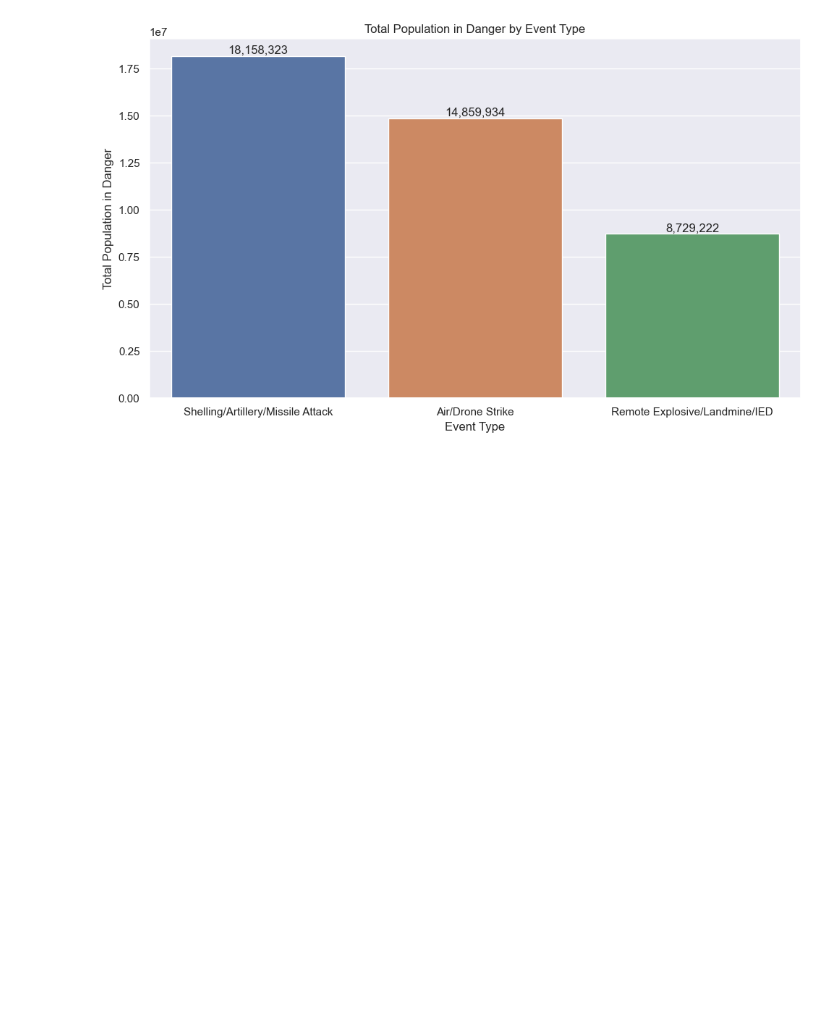
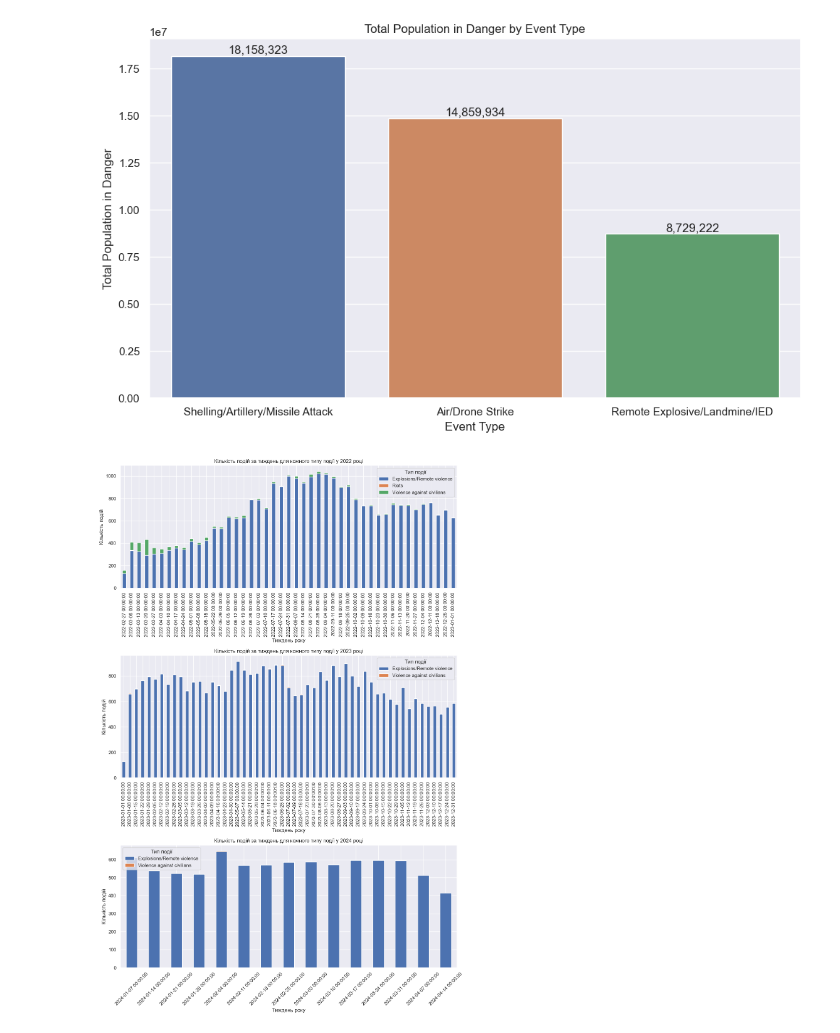
Before and after one commit to AnnaShliapkina/Ukraine_under_attack, a Jupyter notebook: analysis.ipynb, the cells around one changed output. Cells and saved outputs as stored; diff of their text form; code cells hidden in the pictures; blank space fills up the shorter version.

```diff
--- a/analysis.ipynb
+++ b/analysis.ipynb
@@ -113,3 +113,41 @@ plt.tight_layout()
 plt.show()
 # %% [output]
 [figure]
+# %%
+data=df.copy()
+
+# Перетворення колонки event_date в формат дати
+data['event_date'] = pd.to_datetime(data['event_date'])
+
+# Витягуємо рік з колонки event_date
+data['year'] = data['event_date'].dt.year
+
+# Вибираємо дані за 2022, 2023, 2024 роки
+data_2022 = data[data['year'] == 2022]
+data_2023 = data[data['year'] == 2023]
+data_2024 = data[data['year'] == 2024]
+
+# Створення трипідграфіка
+fig, axs = plt.subplots(3, 1, figsize=(12, 18), sharex=False)
+
+# Побудова графіків для кожного року
+for ax, data_year, year in zip(axs, [data_2022, data_2023, data_2024], [2022, 2023, 2024]):
+    # Групування за event_type та створення тижневого ряду
+    weekly_events = data_year.groupby([pd.Grouper(key='event_date', freq='W'), 'event_type']).size().unstack(fill_value=0)
+
+    # Побудова графіків для кожного типу подій
+    weekly_events.plot(kind='bar', stacked=True, ax=ax)
+
+    # Налаштування вигляду графіку
+    ax.set_ylabel('Кількість подій')
+    ax.set_title(f'Кількість подій за тиждень для кожного типу події у {year} році')
+    ax.set_xlabel('Тиждень року')
+    ax.legend(title='Тип події')
+
+    # Показ графіка
+    plt.xticks(rotation=45)
+
+plt.tight_layout()
+plt.show()
+# %% [output]
+[figure, added]
```
